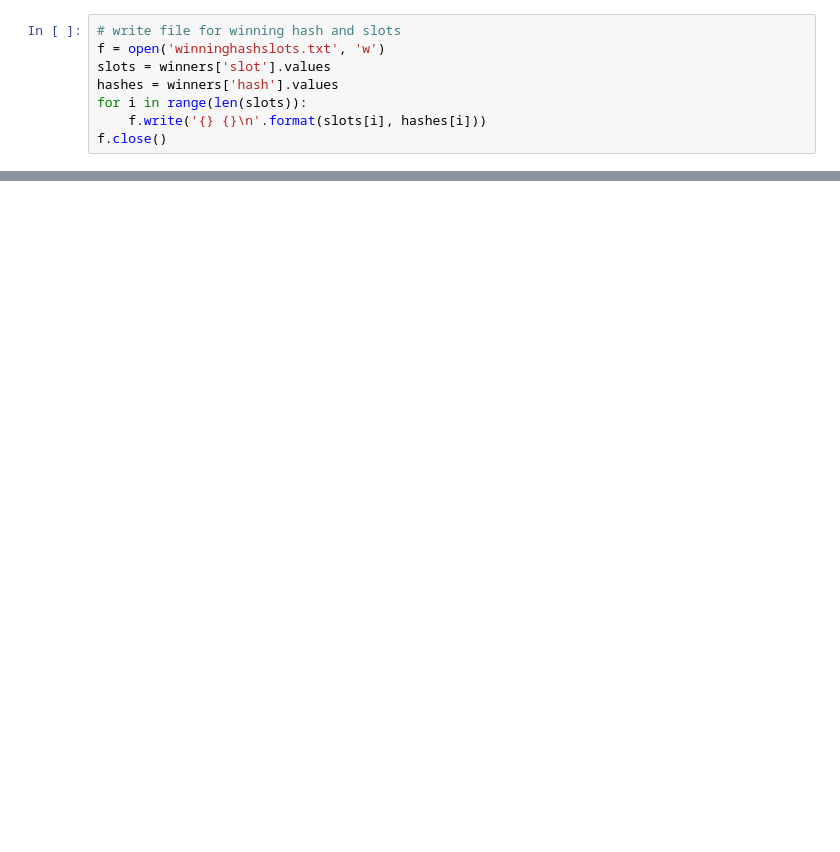
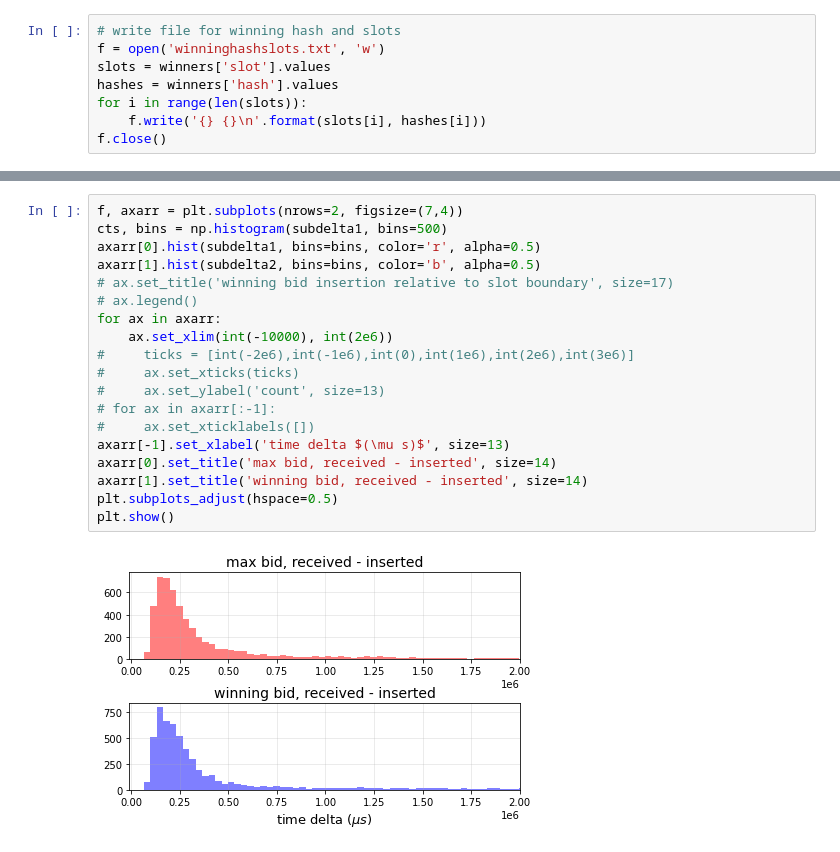
Before and after one commit to michaelneuder/relay-data, a Jupyter notebook: windelta/windelta.ipynb, the cells around one changed output, grey strips where cells are left out. Drawn from its saved outputs; the diff is of its cells as text; blank space fills up the shorter version.

```diff
--- a/windelta/windelta.ipynb
+++ b/windelta/windelta.ipynb
@@ -51,0 +135,21 @@ No handles with labels found to put in legend.
+# %%
+f, axarr = plt.subplots(nrows=2, figsize=(7,4))
+cts, bins = np.histogram(subdelta1, bins=500)
+axarr[0].hist(subdelta1, bins=bins, color='r', alpha=0.5)
+axarr[1].hist(subdelta2, bins=bins, color='b', alpha=0.5)
+# ax.set_title('winning bid insertion relative to slot boundary', size=17)
+# ax.legend()
+for ax in axarr:
+    ax.set_xlim(int(-10000), int(2e6))
+#     ticks = [int(-2e6),int(-1e6),int(0),int(1e6),int(2e6),int(3e6)]
+#     ax.set_xticks(ticks)
+#     ax.set_ylabel('count', size=13)
+# for ax in axarr[:-1]:
+#     ax.set_xticklabels([])
+axarr[-1].set_xlabel('time delta $(\mu s)$', size=13)
+axarr[0].set_title('max bid, received - inserted', size=14)
+axarr[1].set_title('winning bid, received - inserted', size=14)
+plt.subplots_adjust(hspace=0.5)
+plt.show()
+# %% [output]
+[figure, added]
```
Also changed, not shown: parts of 14 cells of this notebook, 5 other files.
